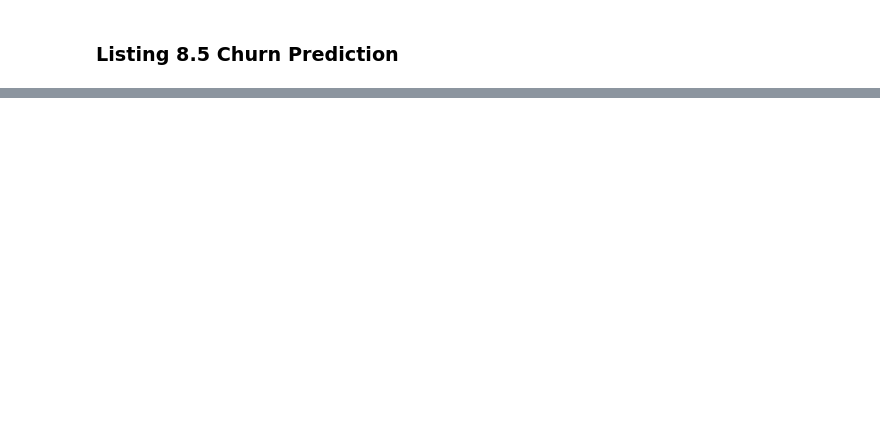
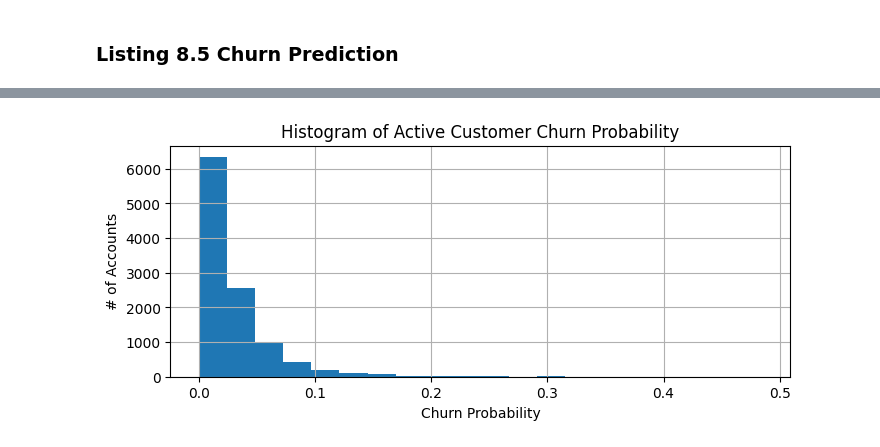
Before and after one commit to davilayang/fight-churn, a Jupyter notebook: notebooks/08-prediction.ipynb, the cells around one changed output, grey strips where cells are left out. Cells and saved outputs as stored; diff of their text form; code cells hidden in the pictures; blank space fills up the shorter version.

```diff
--- a/notebooks/08-prediction.ipynb
+++ b/notebooks/08-prediction.ipynb
@@ -877,0 +880,14 @@ def reload_churn_data(data_set_path,suffix,listing,is_customer_data):
+# %%
+def group_current_data(scaled_data: pd.DataFrame, load_mat_df: pd.DataFrame) -> pd.DataFrame:
+
+    # ordering the columns
+    scaled_data = scaled_data[load_mat_df.index.values]
+    # matrix multiplication on data and weight matrxi
+    grouped_ndarray = np.matmul(scaled_data.to_numpy(), load_mat_df.to_numpy())
+
+    # result data ready for forecasting
+    current_data_grouped = pd.DataFrame(
+        grouped_ndarray, columns=load_mat_df.columns.values, index=scaled_data.index
+    )
+
+    return current_data_grouped
@@ -877,0 +942,3 @@ def reload_churn_data(data_set_path,suffix,listing,is_customer_data):
+# %%
+ddf_group_scores = rescore_metrics(ddf.copy(), weight_matrix, params)
+ddf_group_scores.head()
@@ -915,0 +982,13 @@ def forecast_histogram(data_set_path,predict_df,ext='reg'):
+# %%
+def churn_forecast(unseen_data: pd.DataFrame, logreg_model: LogisticRegression) -> pd.DataFrame:
+
+    predictions = logreg_model.predict_proba(unseen_data.to_numpy())
+
+    predict_df = pd.DataFrame(
+        predictions, index=unseen_data.index, columns=['churn_prob', 'retain_prob']
+    )
+
+    return predict_df
+# %%
+ddf_preds = churn_forecast(ddf_group_scores, model)
+ddf_preds.head()
@@ -915,0 +1002,15 @@ def forecast_histogram(data_set_path,predict_df,ext='reg'):
+# %%
+def forecast_histogram(predict_df):
+    plt.figure(figsize=[8, 3])
+    n, bins,_ = plt.hist(predict_df['churn_prob'].values,bins=20)
+    plt.title('Histogram of Active Customer Churn Probability')
+    plt.xlabel('Churn Probability')
+    plt.ylabel('# of Accounts')
+    plt.grid()
+    plt.show()
+
+    hist_df=pd.DataFrame({'n':n,'bins':bins[1:]})
+    return hist_df
+result = forecast_histogram(ddf_preds)
+# %% [output]
+[figure, added]
```
Also changed, not shown: parts of 31 cells of this notebook, 1 other file.
